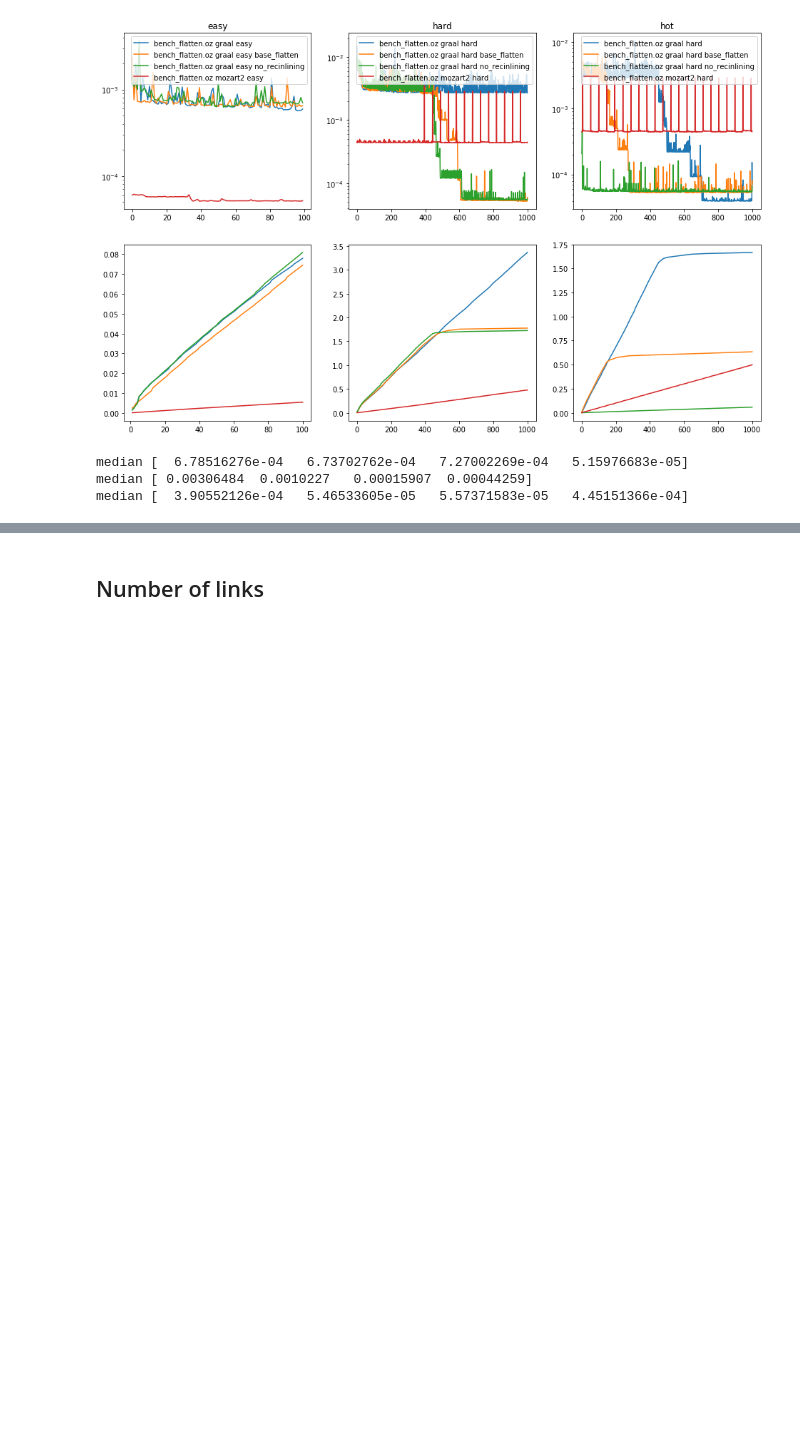
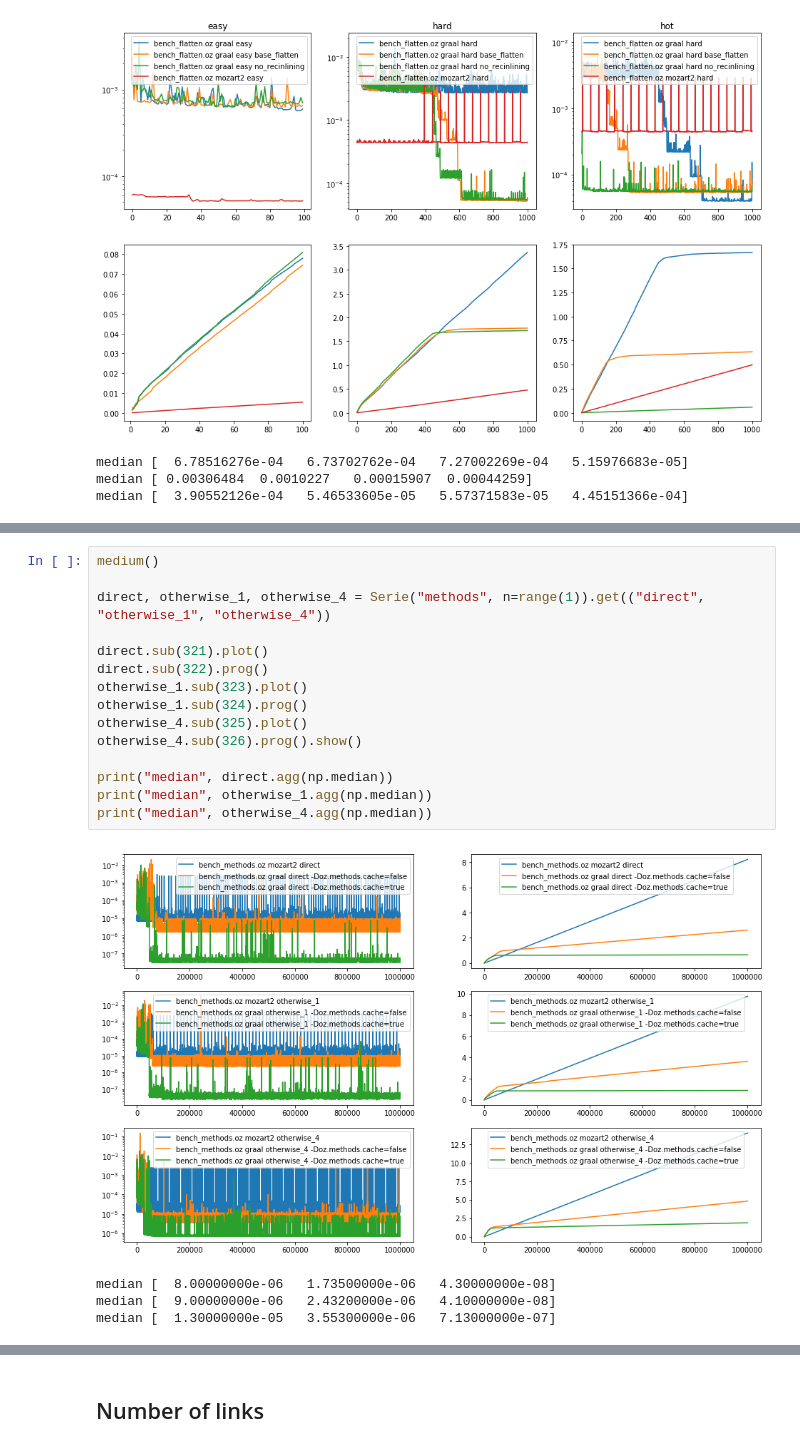
Before and after one commit to mistasse/mozart-graal-benchmarking, a Jupyter notebook: notebook.ipynb, the cells around one changed output, grey strips where cells are left out. Drawn from its saved outputs; the diff is of its cells as text; blank space fills up the shorter version.

Commit message:
Better benchmarking for methods

```diff
--- a/notebook.ipynb
+++ b/notebook.ipynb
@@ -96,0 +117,20 @@ median [  3.90552126e-04   5.46533605e-05   5.57371583e-05   4.45151366e-04]
+# %%
+medium()
+
+direct, otherwise_1, otherwise_4 = Serie("methods", n=range(1)).get(("direct", "otherwise_1", "otherwise_4"))
+
+direct.sub(321).plot()
+direct.sub(322).prog()
+otherwise_1.sub(323).plot()
+otherwise_1.sub(324).prog()
+otherwise_4.sub(325).plot()
+otherwise_4.sub(326).prog().show()
+
+print("median", direct.agg(np.median))
+print("median", otherwise_1.agg(np.median))
+print("median", otherwise_4.agg(np.median))
+# %% [output]
+[figure, added]
+median [  8.00000000e-06   1.73500000e-06   4.30000000e-08]
+median [  9.00000000e-06   2.43200000e-06   4.10000000e-08]
+median [  1.30000000e-05   3.55300000e-06   7.13000000e-07]
```
Also changed, not shown: parts of 4 cells of this notebook, 1 other file.
